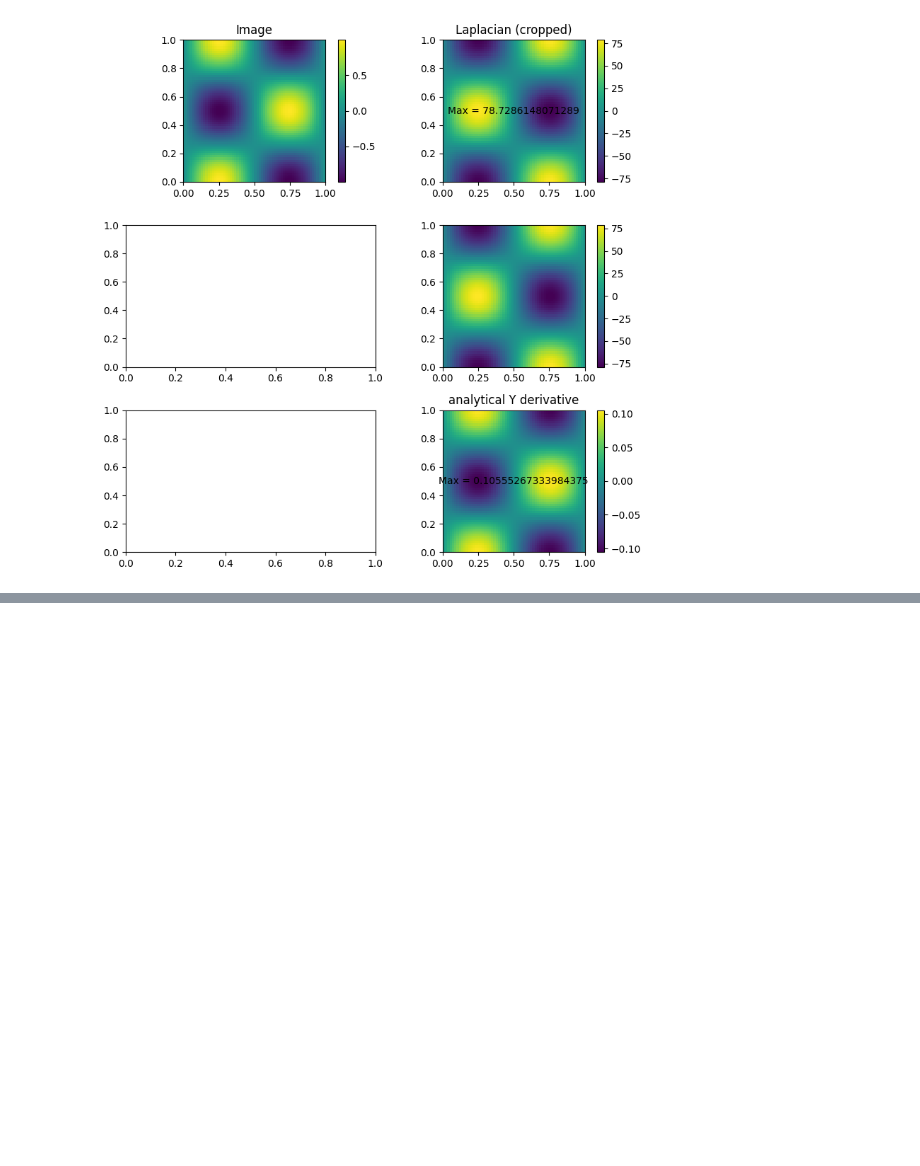
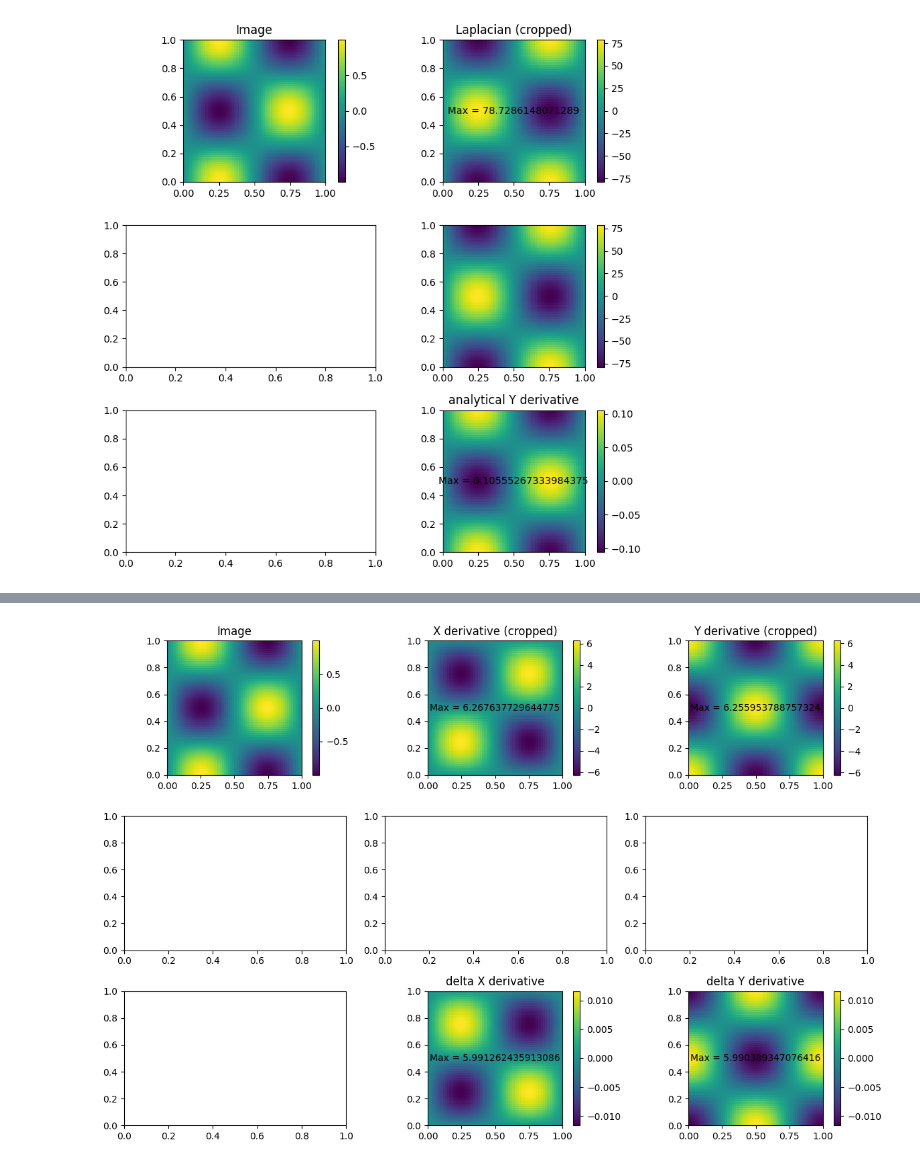
Before and after one commit to hasan-rakibul/PC-SRGAN, a Jupyter notebook: src/PyTorch_gradients.ipynb, the cells around one changed output, grey strips where cells are left out. Cells and saved outputs as stored; diff of their text form; code cells hidden in the pictures; blank space fills up the shorter version.

Commit message:
Allen-Cahn started

```diff
--- a/src/PyTorch_gradients.ipynb
+++ b/src/PyTorch_gradients.ipynb
@@ -610,0 +598,78 @@ Max value of ana_dx (cropped) is 6.2670674324035645
+# %%
+nx = 64; xmin=0.; xmax=1.0; delta_x = (xmax-xmin)/(nx-1)
+xvals = torch.arange(start=xmin, end=xmax+1e-6, step=delta_x)
+ny = 64; ymin=0.; ymax=1.0; delta_y = (ymax-ymin)/(ny-1)
+yvals = torch.arange(start=ymin, end=ymax+1e-6, step=delta_y)
+print('xvals.shape=',xvals.shape)
+print('yvals.shape=',xvals.shape)
+
+# Filter kernels
+k = torch.Tensor([1., 3.5887, 1.]); # or [3., 10., 3.] or [17., 61., 17.]
+d = torch.Tensor([1., 0., -1.]);
+gy = torch.outer(k, d)
+gx = gy.transpose(0,1)
+# print('gx={0}'.format(gx))
+
+# Image tensor
+img = torch.outer(torch.cos(2*pi*xvals), torch.sin(2*pi*yvals))
+img = img.reshape(1, 1, nx, ny)
+ana_dx = -2*pi*torch.outer(torch.sin(2*pi*xvals), torch.sin(2*pi*yvals))+ 6*img # analytical sol
+ana_dy =  2*pi*torch.outer(torch.cos(2*pi*xvals), torch.cos(2*pi*yvals))+6*img # analytical sol
+ana_dx.reshape(1, 1, nx, ny)
+ana_dy.reshape(1, 1, nx, ny)
+
+# Find mutliplying coefficient to get exact derivatives
+img_dx0 = -F.conv2d(img, gx.view(1, 1, 3, 3))
+img_dy0 = -F.conv2d(img, gy.view(1, 1, 3, 3))
+
+# Using alpha from empirically found law (see "Image_gradient_coeff_3x3.xlsx")
+if 1:
+  alpha_x = (0.0950787365436554-0.0895532116680106)*np.exp(-0.0961493756747349*(nx-16))+0.0895532116680106
+  alpha_y = (0.0950787365436554-0.0895532116680106)*np.exp(-0.0961493756747349*(ny-16))+0.0895532116680106
+  print('From formula, alpha_x = ', alpha_x.item())
+  print('From formula, alpha_y = ', alpha_y.item())
+coeff_x = -alpha_x / delta_x
+coeff_y = -alpha_y / delta_y
+print("coeff_x = {0}, coeff_y = {1}".format(coeff_x, coeff_y))
+
+# Convolve image
+img_dx = coeff_x * F.conv2d(img, gx.view(1, 1, 3, 3))
+img_dy = coeff_y * F.conv2d(img, gy.view(1, 1, 3, 3))
+print('shape img_dx = ', img_dx.shape)
+
+# # Calculate gradient magnitude
+# magnitude = torch.sqrt(img_dx**2 + img_dy**2)
+
+# # Calculate gradient orientation
+# orientation = torch.atan2(img_dy, img_dx)
+
+# plot
+
+fig, ((ax1, ax2, ax3), (_, ax5, ax6), (_, ax8, ax9)) = plt.subplots(3, 3, figsize=(12, 8))
+s1 = ax1.imshow(img[0,0,:,:], extent=[xmin,xmax,ymin,ymax])
+fig.colorbar(s1, ax=ax1)
+ax1.set_title("Image")
+
+s2 = ax2.imshow(img_dx[0,0,:,:], extent=[xmin,xmax,ymin,ymax])
+fig.colorbar(s2, ax=ax2)
+ax2.set_title("X derivative (cropped)")
+ax2.text(0.5, 0.5, 'Max = {0}'.format(torch.max(img_dx)), ha='center', va='center')
+
+s3 = ax3.imshow(img_dy[0,0,:,:], extent=[xmin,xmax,ymin,ymax])
+fig.colorbar(s3, ax=ax3)
+ax3.set_title("Y derivative (cropped)")
+ax3.text(0.5, 0.5, 'Max = {0}'.format(torch.max(img_dy)), ha='center', va='center')
+
+s8 = ax8.imshow(img_dx[0,0,:,:]+6*img[0,0,1:-1,1:-1] - ana_dx[0, 0, 1:-1,1:-1], extent=[xmin,xmax,ymin,ymax])
+fig.colorbar(s8, ax=ax8)
+ax8.set_title("delta X derivative")
+ax8.text(0.5, 0.5, 'Max = {0}'.format(torch.max(img_dx[0,0,:,:] - ana_dx[0, 0, 1:-1,1:-1])), ha='center', va='center')
+
+s9 = ax9.imshow(img_dy[0,0,:,:]+6*img[0,0,1:-1,1:-1] - ana_dy[0, 0, 1:-1,1:-1], extent=[xmin,xmax,ymin,ymax])
+fig.colorbar(s9, ax=ax9)
+ax9.set_title("delta Y derivative")
+ax9.text(0.5, 0.5, 'Max = {0}'.format(torch.max(img_dy[0,0,:,:] - ana_dy[0, 0, 1:-1,1:-1])), ha='center', va='center')
+
+fig.tight_layout()
+plt.show()
+# %% [output]
@@ -610,0 +682 @@ Max value of ana_dx (cropped) is 6.2670674324035645
+[figure, added]
```
Also changed, not shown: parts of 4 cells of this notebook, 15 other files.
